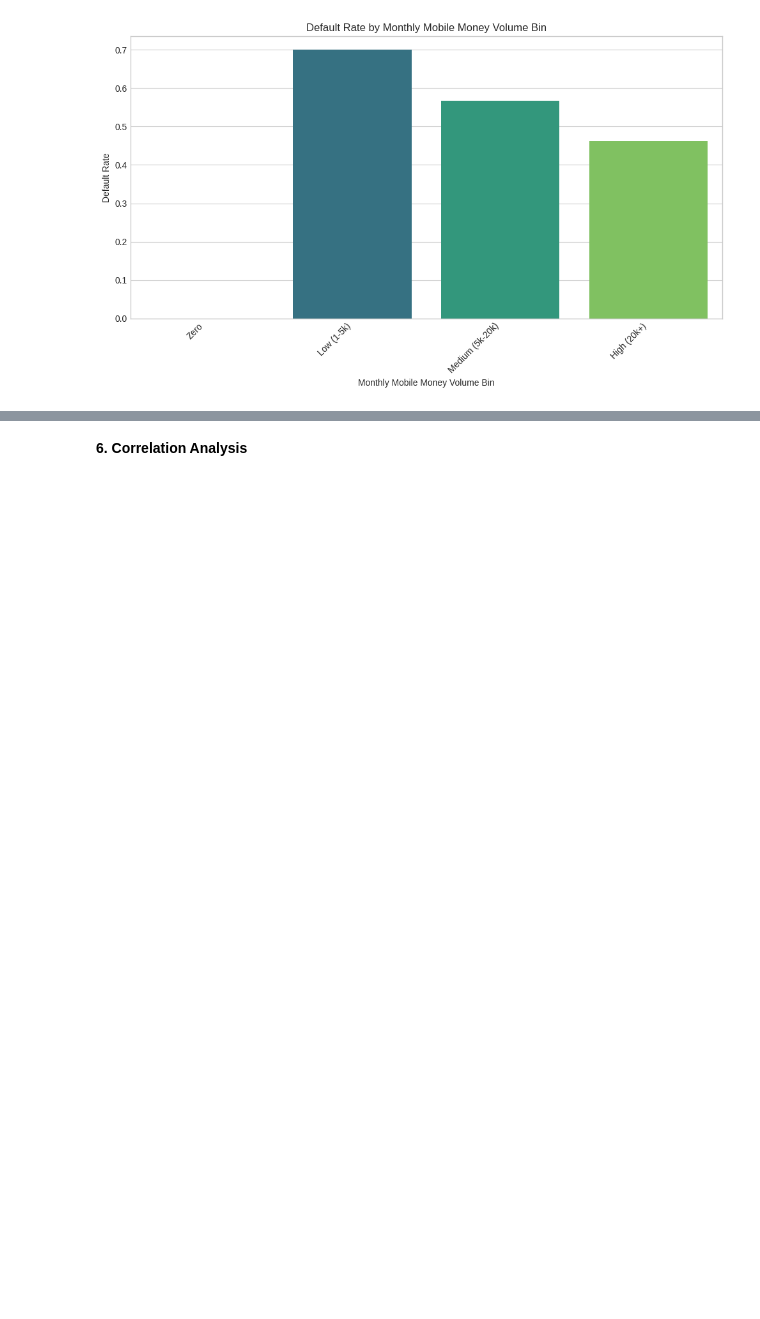
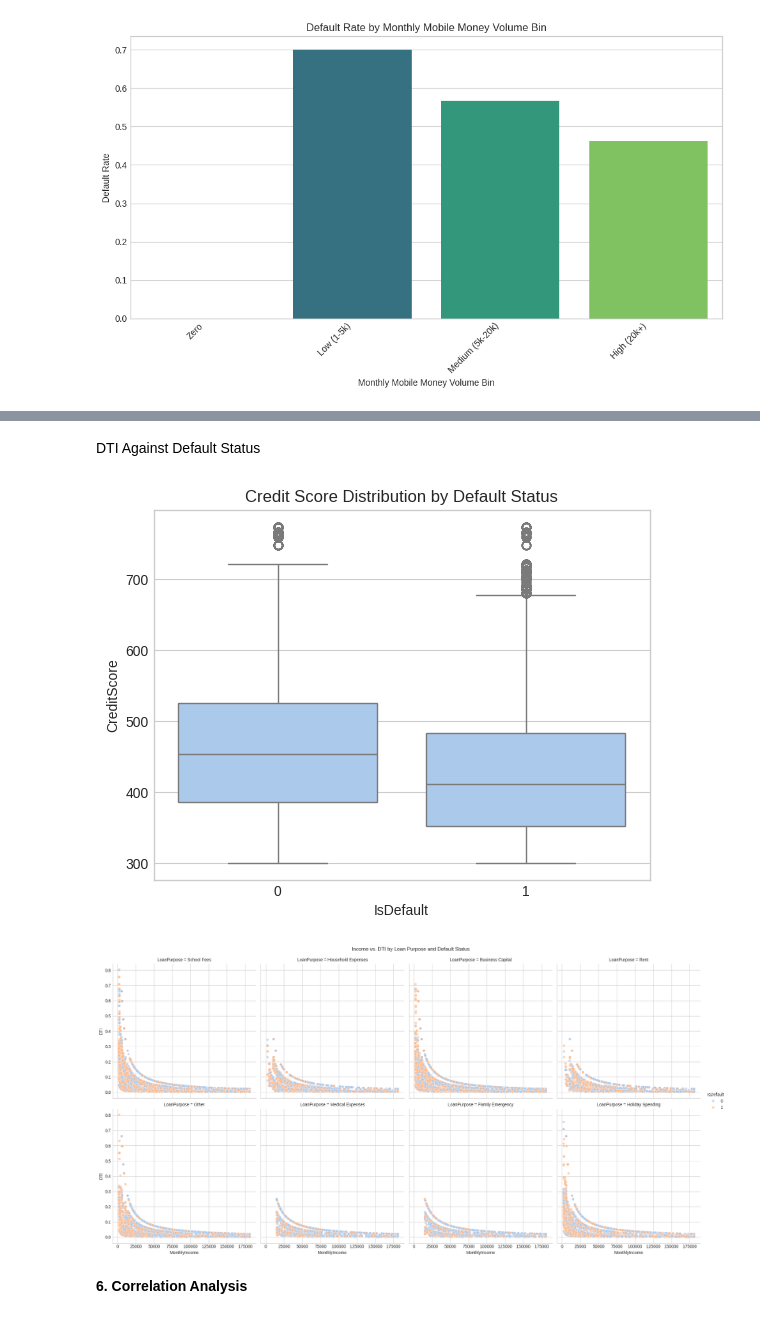
Before and after one commit to Cliffe16/Credit-Risk-Analysis, a Jupyter notebook: notebooks/02_Exploratory_Data_Analysis.ipynb, the cells around one changed output, grey strips where cells are left out. Drawn from its saved outputs; the diff is of its cells as text; code cells hidden in the pictures; blank space fills up the shorter version.

```diff
--- a/notebooks/02_Exploratory_Data_Analysis.ipynb
+++ b/notebooks/02_Exploratory_Data_Analysis.ipynb
@@ -266,3 +367,22 @@ Passing `palette` without assigning `hue` is deprecated and will be removed in v
+# %% [markdown]
+DTI Against Default Status
+# %%
+# Credit Score for Defaulters vs. Non-Defaulters
+sns.boxplot(x='IsDefault', y='CreditScore', data=df_processed)
+plt.title('Credit Score Distribution by Default Status')
+plt.show()
+
+# See how DTI's effect on default changes across different loan purposes
+sns.relplot(
+    data=df_processed, x='MonthlyIncome', y='DTI',
+    hue='IsDefault', col='LoanPurpose', col_wrap=4,
+    kind='scatter', alpha=0.6
+)
+plt.suptitle('Income vs. DTI by Loan Purpose and Default Status', y=1.02)
+plt.show()
+# %% [output]
+[figure, added]
+[figure, added]
 # %% [markdown]
 **6. Correlation Analysis**
 # %%
```
Also changed, not shown: parts of 11 cells of this notebook.
